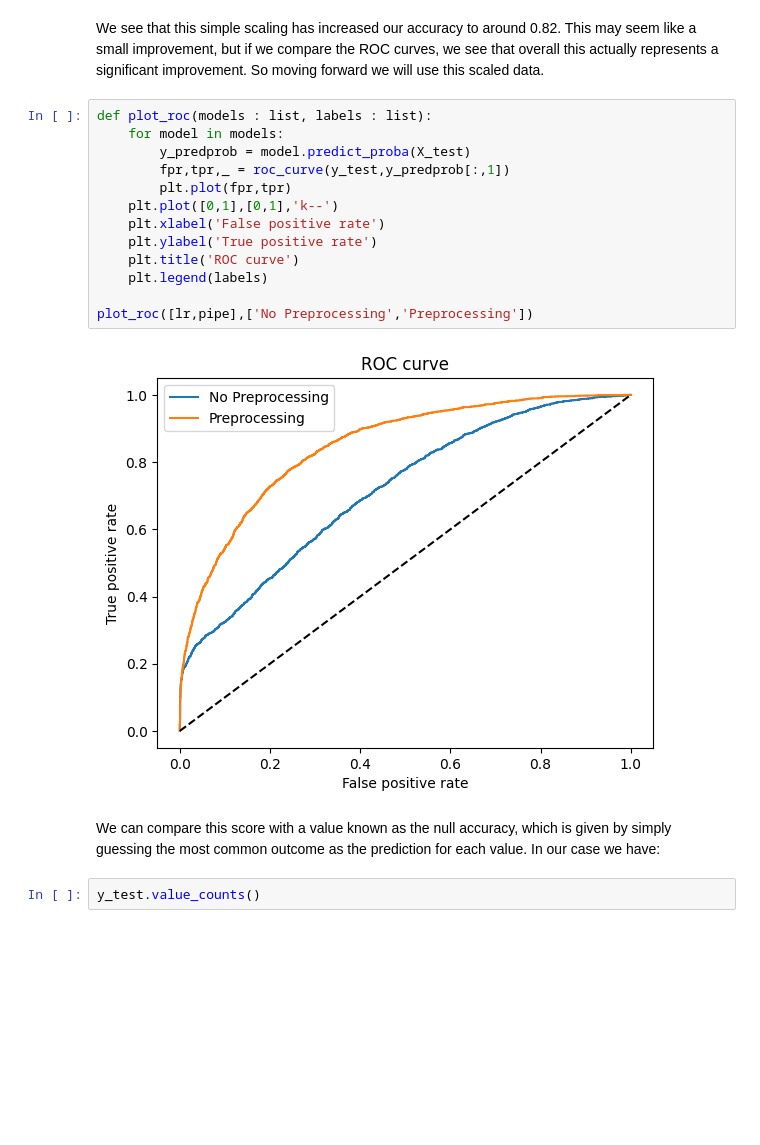
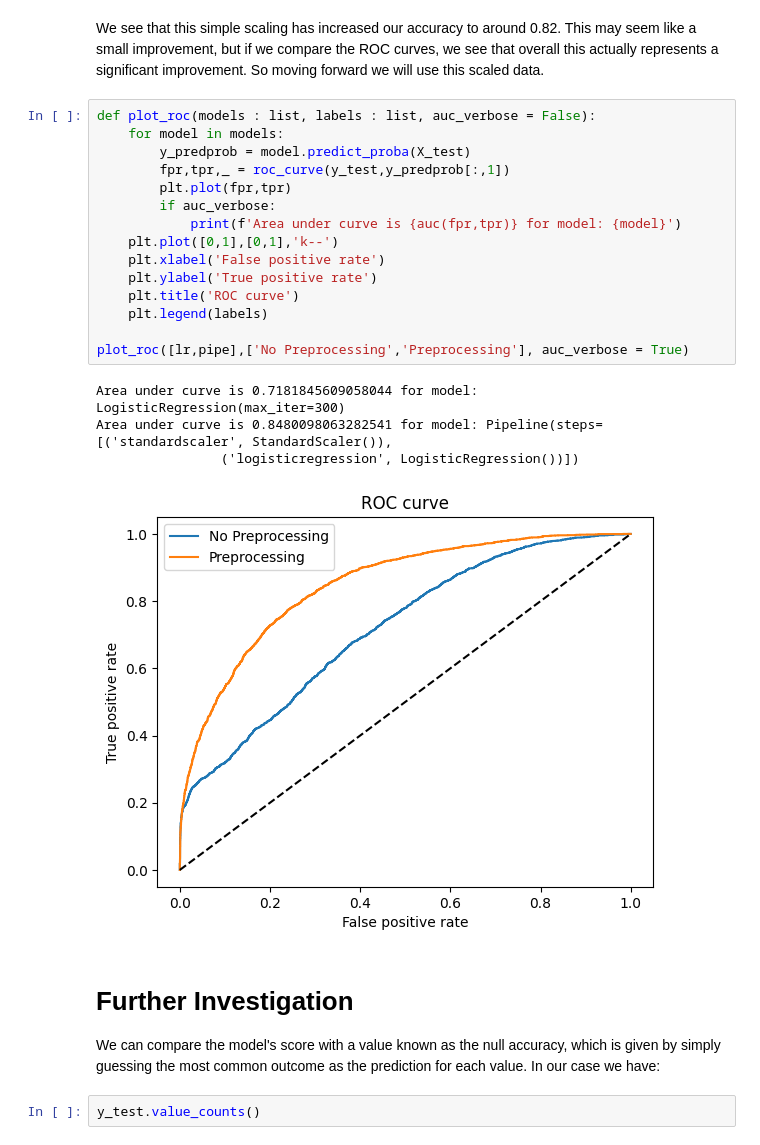
Before and after one commit to SHeywood8/dst-group-project-1, a Jupyter notebook: SheridanH/04.1-LogisticRegression.ipynb, the cells around one changed output. Saved outputs shown, nothing was run; the diff lists cells and outputs as text; blank space fills up the shorter version.

```diff
--- a/SheridanH/04.1-LogisticRegression.ipynb
+++ b/SheridanH/04.1-LogisticRegression.ipynb
@@ -159,22 +195,29 @@ print(testscore)
 # %% [markdown]
 We see that this simple scaling has increased our accuracy to around 0.82. This may seem like a small improvement, but if we compare the ROC curves, we see that overall this actually represents a significant improvement. So moving forward we will use this scaled data.
 # %%
-def plot_roc(models : list, labels : list):
+def plot_roc(models : list, labels : list, auc_verbose = False):
     for model in models:
         y_predprob = model.predict_proba(X_test)
         fpr,tpr,_ = roc_curve(y_test,y_predprob[:,1])
         plt.plot(fpr,tpr)
+        if auc_verbose:
+            print(f'Area under curve is {auc(fpr,tpr)} for model: {model}')
     plt.plot([0,1],[0,1],'k--')
     plt.xlabel('False positive rate')
     plt.ylabel('True positive rate')
     plt.title('ROC curve')
     plt.legend(labels)
 
-plot_roc([lr,pipe],['No Preprocessing','Preprocessing'])
+plot_roc([lr,pipe],['No Preprocessing','Preprocessing'], auc_verbose = True)
 # %% [output]
+Area under curve is 0.7181845609058044 for model: LogisticRegression(max_iter=300)
+Area under curve is 0.8480098063282541 for model: Pipeline(steps=[('standardscaler', StandardScaler()),
+                ('logisticregression', LogisticRegression())])
-[figure, old version]
+[figure, new version]
 # %% [markdown]
-We can compare this score with a value known as the null accuracy, which is given by simply guessing the most common outcome as the prediction for each value. In our case we have:
+# Further Investigation
+
+We can compare the model's score with a value known as the null accuracy, which is given by simply guessing the most common outcome as the prediction for each value. In our case we have:
 # %%
 y_test.value_counts()
 # %% [output]
```
Also changed, not shown: parts of 19 cells of this notebook, 2 other files.
